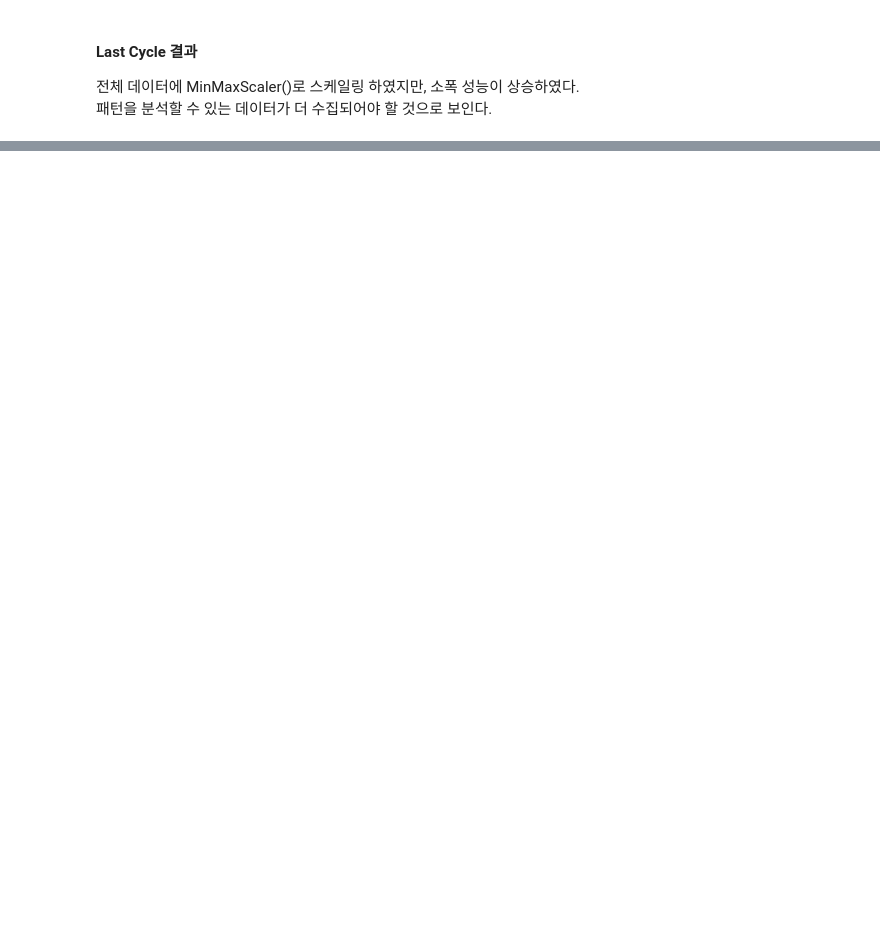
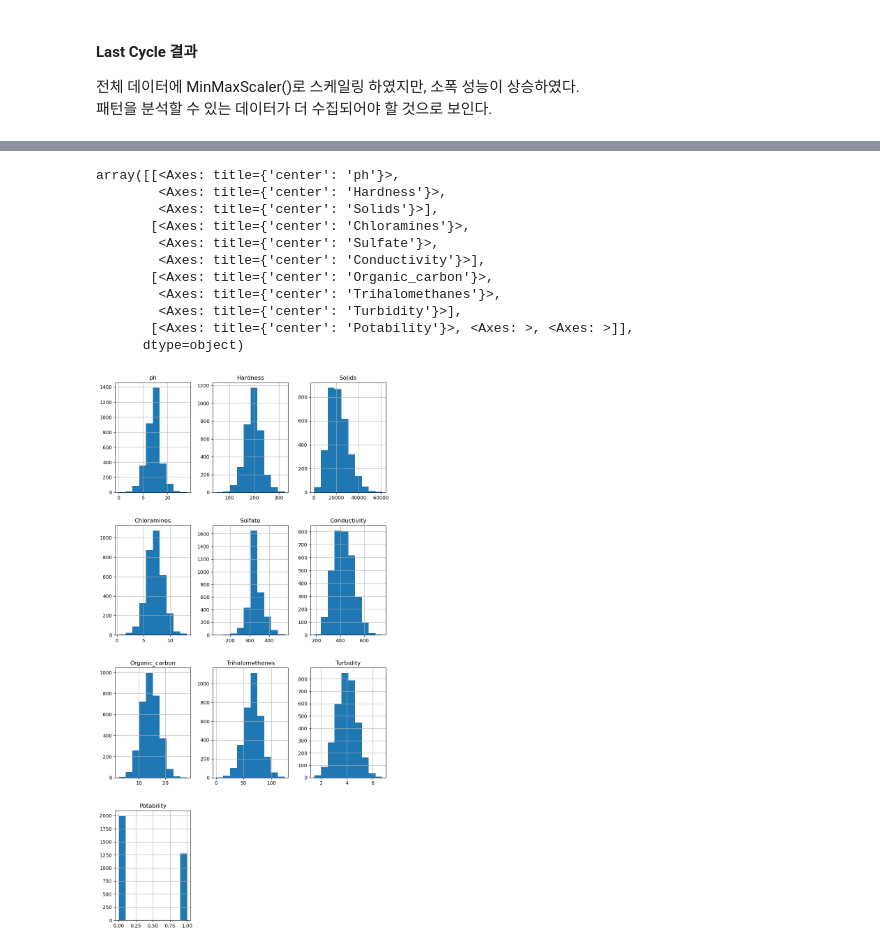
Before and after one commit to SOYOUNGdev/study-machine_learning, a Jupyter notebook: b_classifier/i_ensemble_learning.ipynb, the cells around one changed output, grey strips where cells are left out. Drawn from its saved outputs; the diff is of its cells as text; code cells hidden in the pictures; blank space fills up the shorter version.

```diff
--- a/b_classifier/i_ensemble_learning.ipynb
+++ b/b_classifier/i_ensemble_learning.ipynb
@@ -617,0 +755,8 @@ get_evaluation(y_test, prediction, rfc, X_test)
+# %%
+pre_w_df = w_df.copy()
+# %%
+pre_w_df['ph'] = w_df['ph'].fillna(w_df['ph'].median())
+# %%
+pre_w_df['Sulfate'] = w_df['Sulfate'].fillna(w_df['Sulfate'].median())
+# %%
+pre_w_df['Trihalomethanes'] = w_df['Trihalomethanes'].fillna(w_df['Trihalomethanes'].median())
@@ -617,0 +777,15 @@ get_evaluation(y_test, prediction, rfc, X_test)
+# %%
+pre_w_df.hist(figsize=(10, 20))
+# %% [output]
+array([[<Axes: title={'center': 'ph'}>,
+        <Axes: title={'center': 'Hardness'}>,
+        <Axes: title={'center': 'Solids'}>],
+       [<Axes: title={'center': 'Chloramines'}>,
+        <Axes: title={'center': 'Sulfate'}>,
+        <Axes: title={'center': 'Conductivity'}>],
+       [<Axes: title={'center': 'Organic_carbon'}>,
+        <Axes: title={'center': 'Trihalomethanes'}>,
+        <Axes: title={'center': 'Turbidity'}>],
+       [<Axes: title={'center': 'Potability'}>, <Axes: >, <Axes: >]],
+      dtype=object)
+[figure, added]
```
Also changed, not shown: parts of 110 cells of this notebook, 29 other files.
